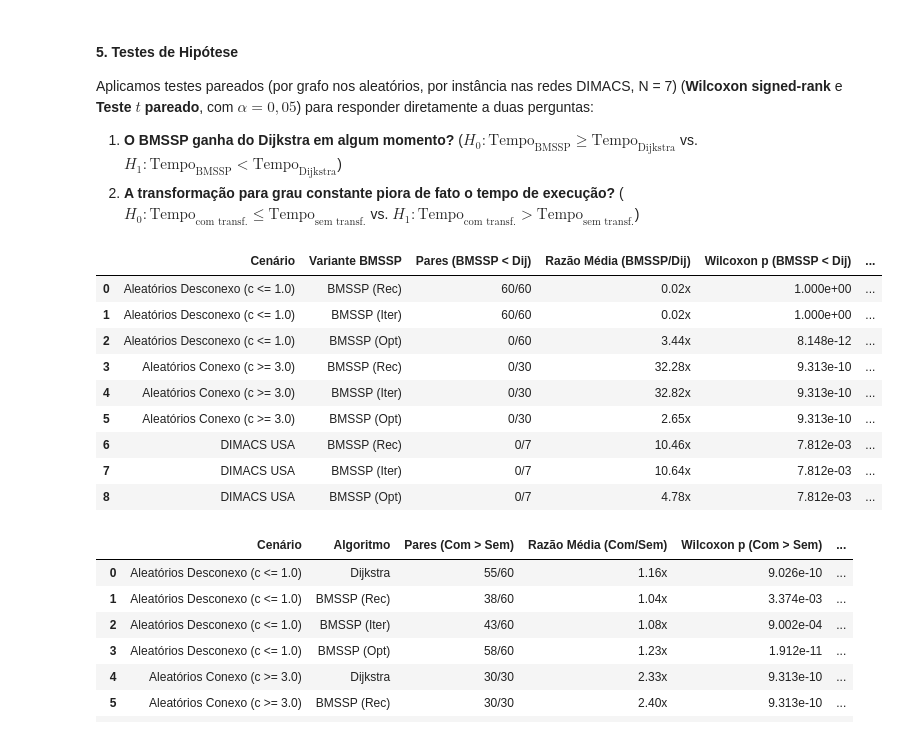
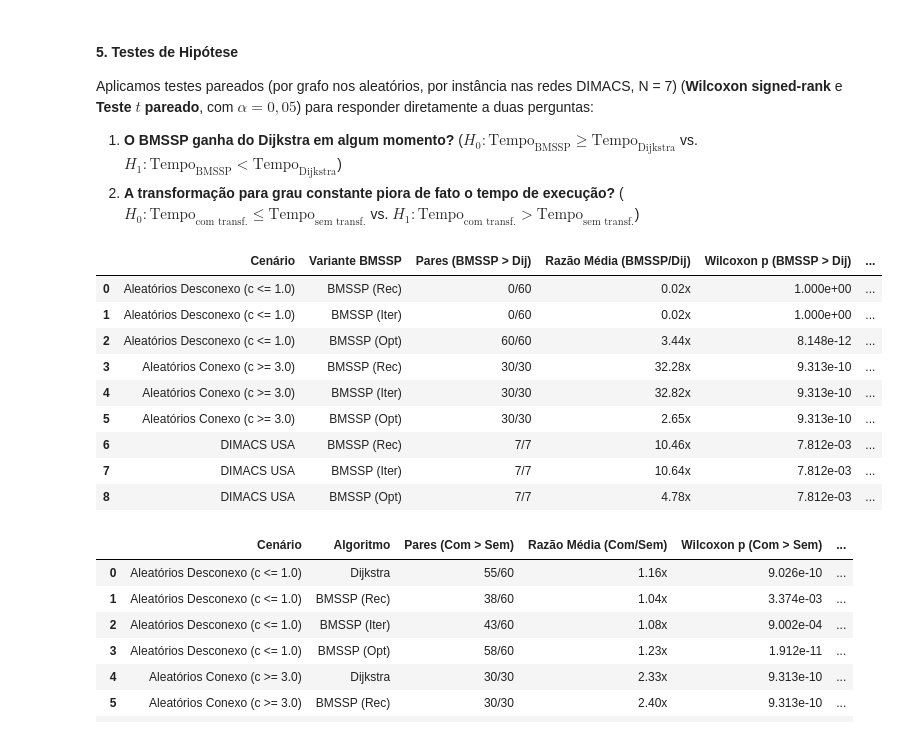
Before and after one commit to erick1-618/tcc_graphs, a Jupyter notebook: notebooks/lote4-analise.ipynb, the cells around one changed output. Cells and saved outputs as stored; diff of their text form; code cells hidden in the pictures.

```diff
--- a/notebooks/lote4-analise.ipynb
+++ b/notebooks/lote4-analise.ipynb
@@ -332,44 +332,44 @@ cenarios_bmssp_vs_dij = [
 ]
 
 variantes_bmssp = [
     ("sssp_duan_et_al", "BMSSP (Rec)"),
     ("sssp_duan_et_al_iter", "BMSSP (Iter)"),
     ("sssp_duan_et_al_opt", "BMSSP (Opt)"),
 ]
 
 linhas_t1 = []
 for nome_cenario, blk in cenarios_bmssp_vs_dij:
     for col_bmssp, nome_bmssp in variantes_bmssp:
         t_dij = blk["dijkstra"]
         t_bmssp = blk[col_bmssp]
         # H1: BMSSP < Dijkstra (alternative="less")
         w_stat, w_p = stats.wilcoxon(t_bmssp, t_dij, alternative="greater")
         t_stat, t_p = stats.ttest_rel(t_bmssp, t_dij, alternative="greater")
-        vitorias_bmssp = int((t_bmssp < t_dij).sum())
+        vitorias_bmssp = int((t_bmssp > t_dij).sum())
         total = len(t_dij)
         linhas_t1.append({
             "Cenário": nome_cenario,
             "Variante BMSSP": nome_bmssp,
             "Pares (BMSSP > Dij)": f"{vitorias_bmssp}/{total}",
             "Razão Média (BMSSP/Dij)": f"{(t_bmssp / t_dij).mean():.2f}x",
             "Wilcoxon p (BMSSP > Dij)": f"{w_p:.3e}",
             "Teste t p (BMSSP > Dij)": f"{t_p:.3e}",
             "BMSSP significativamente mais lento? (alfa=5%)": "Sim (grafo desconexo)" if (w_p < 0.05 and "Desconexo" in nome_cenario) else ("Sim" if w_p < 0.05 else "Não")
         })
 
 df_teste_bmssp_ganha = pd.DataFrame(linhas_t1)
 df_teste_bmssp_ganha
 # %% [output]
-|  | Cenário | Variante BMSSP | Pares (BMSSP < Dij) | Razão Média (BMSSP/Dij) | Wilcoxon p (BMSSP < Dij) | ... |
-| 0 | Aleatórios Desconexo (c <= 1.0) | BMSSP (Rec) | 60/60 | 0.02x | 1.000e+00 | ... |
-| 1 | Aleatórios Desconexo (c <= 1.0) | BMSSP (Iter) | 60/60 | 0.02x | 1.000e+00 | ... |
-| 2 | Aleatórios Desconexo (c <= 1.0) | BMSSP (Opt) | 0/60 | 3.44x | 8.148e-12 | ... |
-| 3 | Aleatórios Conexo (c >= 3.0) | BMSSP (Rec) | 0/30 | 32.28x | 9.313e-10 | ... |
-| 4 | Aleatórios Conexo (c >= 3.0) | BMSSP (Iter) | 0/30 | 32.82x | 9.313e-10 | ... |
-| 5 | Aleatórios Conexo (c >= 3.0) | BMSSP (Opt) | 0/30 | 2.65x | 9.313e-10 | ... |
-| 6 | DIMACS USA | BMSSP (Rec) | 0/7 | 10.46x | 7.812e-03 | ... |
-| 7 | DIMACS USA | BMSSP (Iter) | 0/7 | 10.64x | 7.812e-03 | ... |
-| 8 | DIMACS USA | BMSSP (Opt) | 0/7 | 4.78x | 7.812e-03 | ... |
+|  | Cenário | Variante BMSSP | Pares (BMSSP > Dij) | Razão Média (BMSSP/Dij) | Wilcoxon p (BMSSP > Dij) | ... |
+| 0 | Aleatórios Desconexo (c <= 1.0) | BMSSP (Rec) | 0/60 | 0.02x | 1.000e+00 | ... |
+| 1 | Aleatórios Desconexo (c <= 1.0) | BMSSP (Iter) | 0/60 | 0.02x | 1.000e+00 | ... |
+| 2 | Aleatórios Desconexo (c <= 1.0) | BMSSP (Opt) | 60/60 | 3.44x | 8.148e-12 | ... |
+| 3 | Aleatórios Conexo (c >= 3.0) | BMSSP (Rec) | 30/30 | 32.28x | 9.313e-10 | ... |
+| 4 | Aleatórios Conexo (c >= 3.0) | BMSSP (Iter) | 30/30 | 32.82x | 9.313e-10 | ... |
+| 5 | Aleatórios Conexo (c >= 3.0) | BMSSP (Opt) | 30/30 | 2.65x | 9.313e-10 | ... |
+| 6 | DIMACS USA | BMSSP (Rec) | 7/7 | 10.46x | 7.812e-03 | ... |
+| 7 | DIMACS USA | BMSSP (Iter) | 7/7 | 10.64x | 7.812e-03 | ... |
+| 8 | DIMACS USA | BMSSP (Opt) | 7/7 | 4.78x | 7.812e-03 | ... |
 # %%
 # 5.2. Teste 2: A transformação para grau constante piora de fato o tempo? (H1: Tempo_com > Tempo_sem)
 rt_blk = random_test_transformed.groupby(["num_vertices", "avg_degree_k", "graph", "algorithm"])["execution_time"].mean().unstack("algorithm").reset_index()
```
